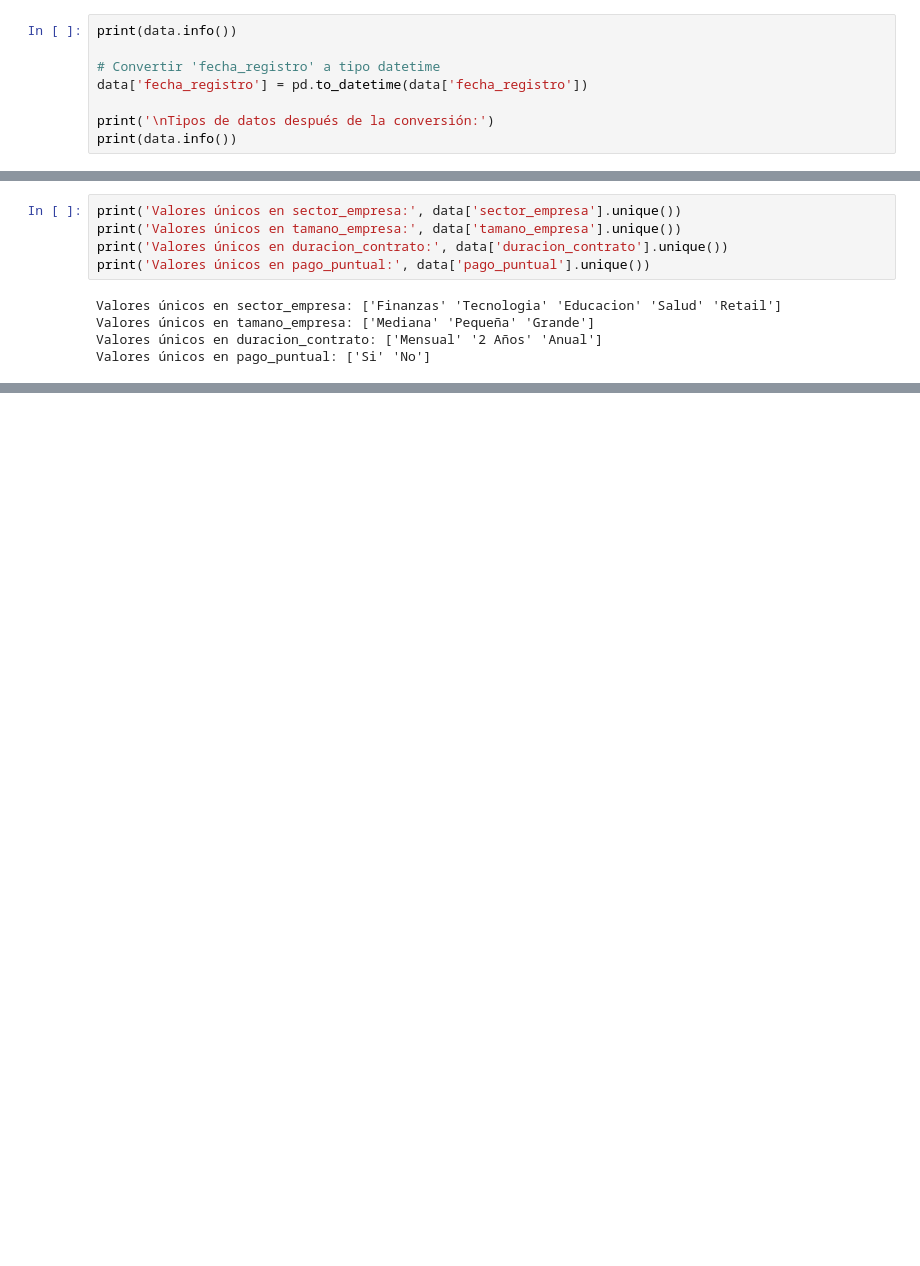
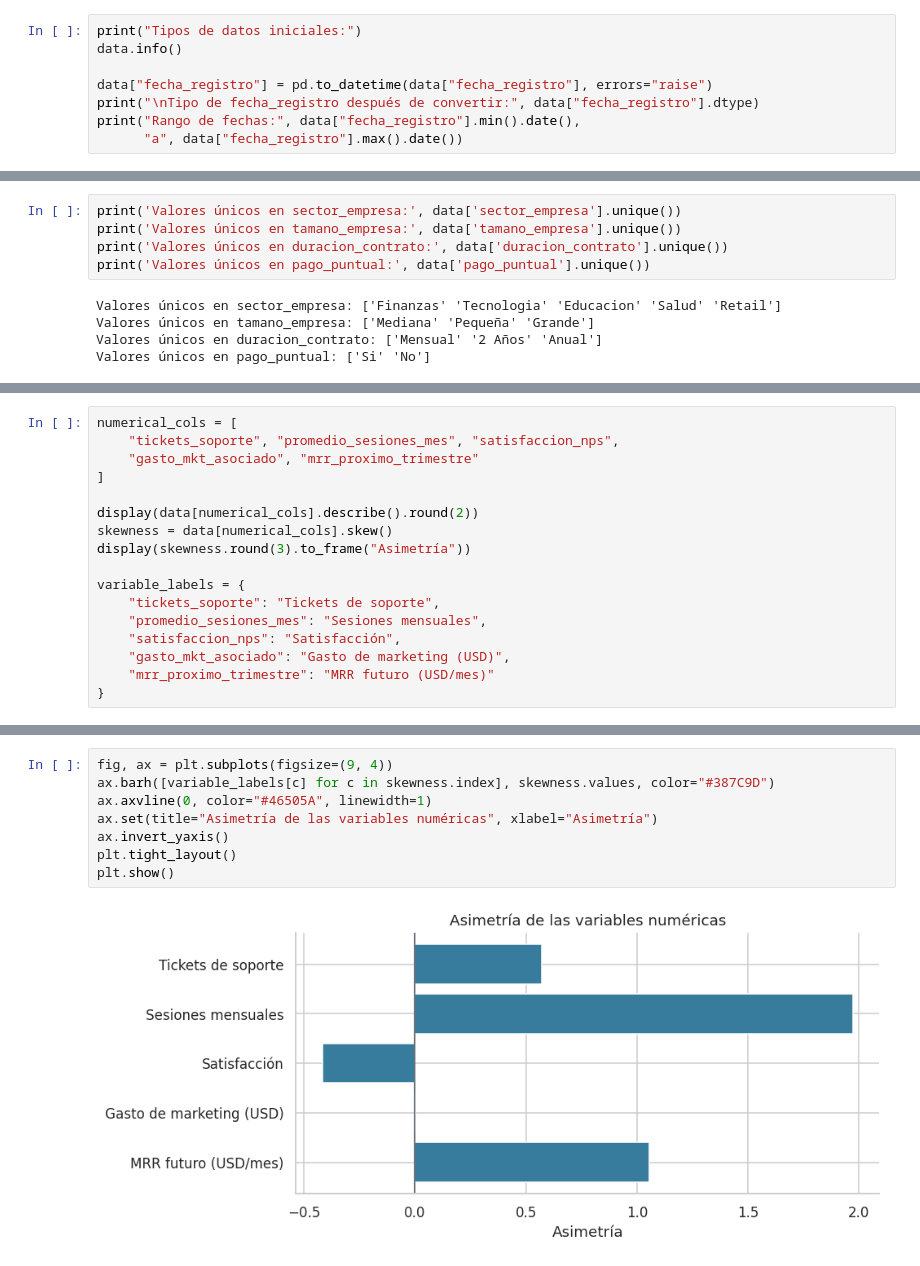
Before and after one commit to benjaminqq-12/Inteligencia-Artificial-2026-2, a Jupyter notebook: E2-Regresion/E2_Regresion.ipynb, the cells around one changed output, grey strips where cells are left out. Drawn from its saved outputs; the diff is of its cells as text; blank space fills up the shorter version.

```diff
--- a/E2-Regresion/E2_Regresion.ipynb
+++ b/E2-Regresion/E2_Regresion.ipynb
@@ -66,9 +108,9 @@ Primero, vamos a revisar los tipos de datos de cada columna y convertir 'fecha_r
 # %%
-print(data.info())
+print("Tipos de datos iniciales:")
+data.info()
 
-# Convertir 'fecha_registro' a tipo datetime
-data['fecha_registro'] = pd.to_datetime(data['fecha_registro'])
-
-print('\nTipos de datos después de la conversión:')
-print(data.info())
+data["fecha_registro"] = pd.to_datetime(data["fecha_registro"], errors="raise")
+print("\nTipo de fecha_registro después de convertir:", data["fecha_registro"].dtype)
+print("Rango de fechas:", data["fecha_registro"].min().date(),
+      "a", data["fecha_registro"].max().date())
 # %% [output]
@@ -165,0 +147,17 @@ plt.show()
+# %%
+numerical_cols = [
+    "tickets_soporte", "promedio_sesiones_mes", "satisfaccion_nps",
+    "gasto_mkt_asociado", "mrr_proximo_trimestre"
+]
+
+display(data[numerical_cols].describe().round(2))
+skewness = data[numerical_cols].skew()
+display(skewness.round(3).to_frame("Asimetría"))
+
+variable_labels = {
+    "tickets_soporte": "Tickets de soporte",
+    "promedio_sesiones_mes": "Sesiones mensuales",
+    "satisfaccion_nps": "Satisfacción",
+    "gasto_mkt_asociado": "Gasto de marketing (USD)",
+    "mrr_proximo_trimestre": "MRR futuro (USD/mes)"
+}
@@ -165,0 +180,10 @@ plt.show()
+# %%
+fig, ax = plt.subplots(figsize=(9, 4))
+ax.barh([variable_labels[c] for c in skewness.index], skewness.values, color="#387C9D")
+ax.axvline(0, color="#46505A", linewidth=1)
+ax.set(title="Asimetría de las variables numéricas", xlabel="Asimetría")
+ax.invert_yaxis()
+plt.tight_layout()
+plt.show()
+# %% [output]
+[figure, added]
```
Also changed, not shown: parts of 45 cells of this notebook.
